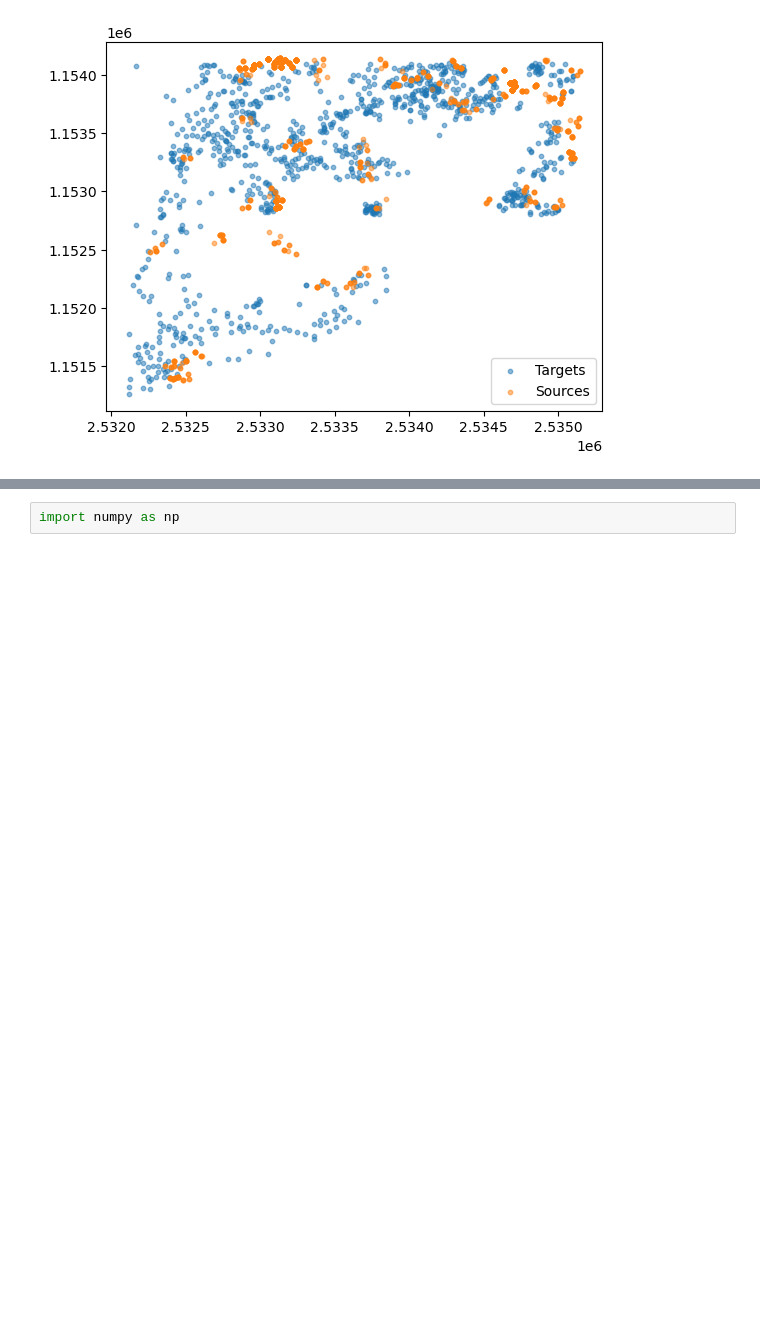
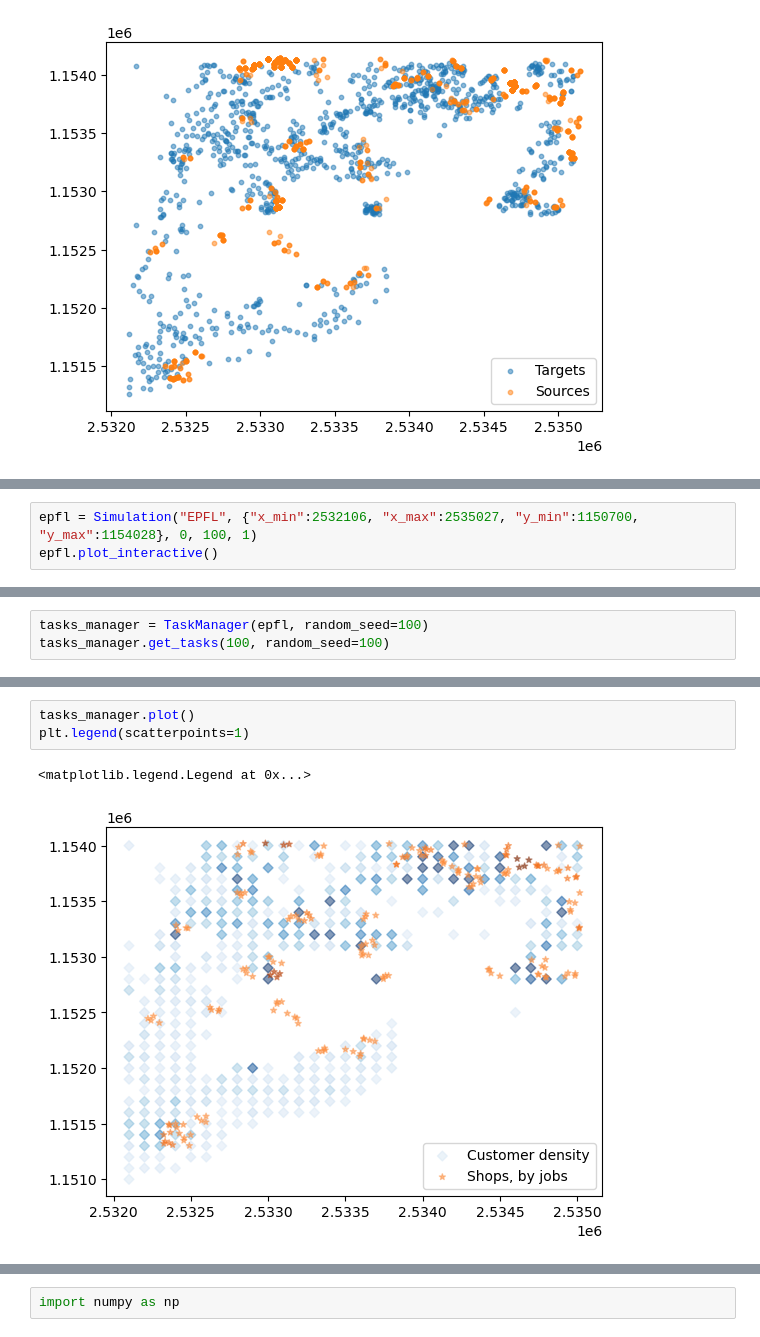
Before and after one commit to merlebleue/DRONES-AND-BUS, a Jupyter notebook: test.ipynb, the cells around one changed output, grey strips where cells are left out. Cells and saved outputs as stored; diff of their text form; blank space fills up the shorter version.

Commit message:
Refactor code files, add task manager, add plot to task_manager and simulation classes

```diff
--- a/test.ipynb
+++ b/test.ipynb
@@ -187,0 +177,3 @@ plt.show()
+# %%
+epfl = Simulation("EPFL", {"x_min":2532106, "x_max":2535027, "y_min":1150700, "y_max":1154028}, 0, 100, 1)
+epfl.plot_interactive()
@@ -187,0 +182,3 @@ plt.show()
+# %%
+tasks_manager = TaskManager(epfl, random_seed=100)
+tasks_manager.get_tasks(100, random_seed=100)
@@ -187,0 +199,6 @@ plt.show()
+# %%
+tasks_manager.plot()
+plt.legend(scatterpoints=1)
+# %% [output]
+<matplotlib.legend.Legend at 0x...>
+[figure, added]
```
Also changed, not shown: parts of 16 cells of this notebook, 14 other files.
